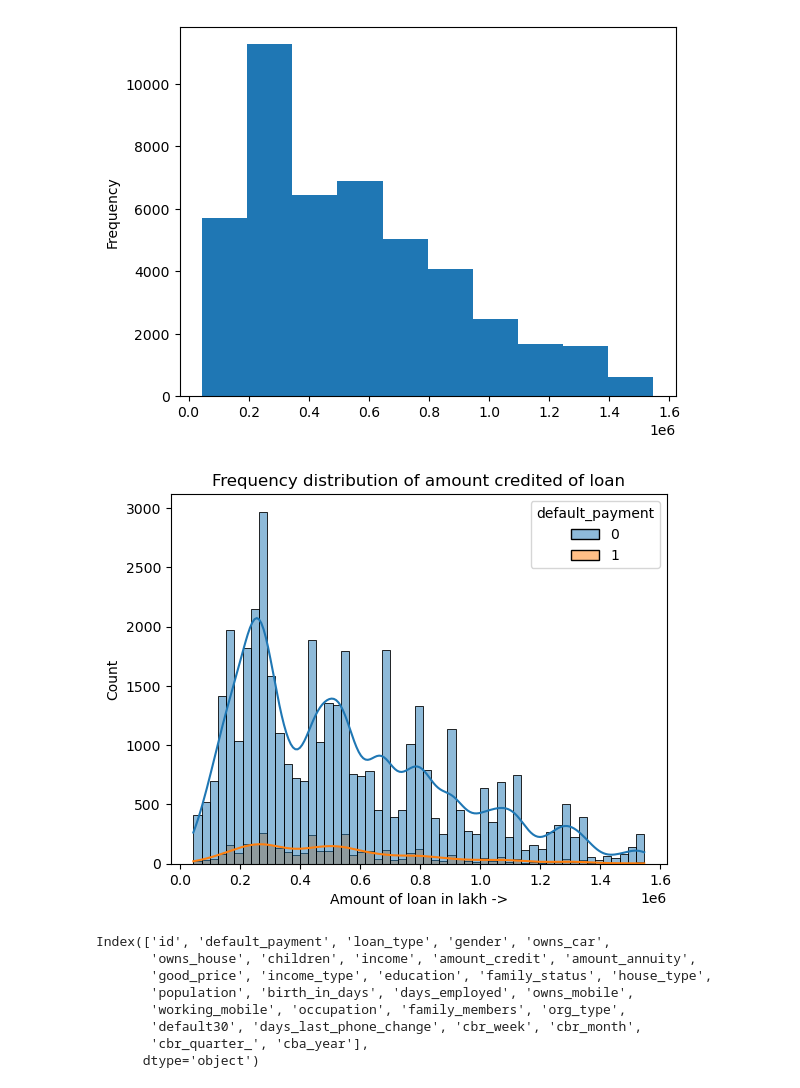
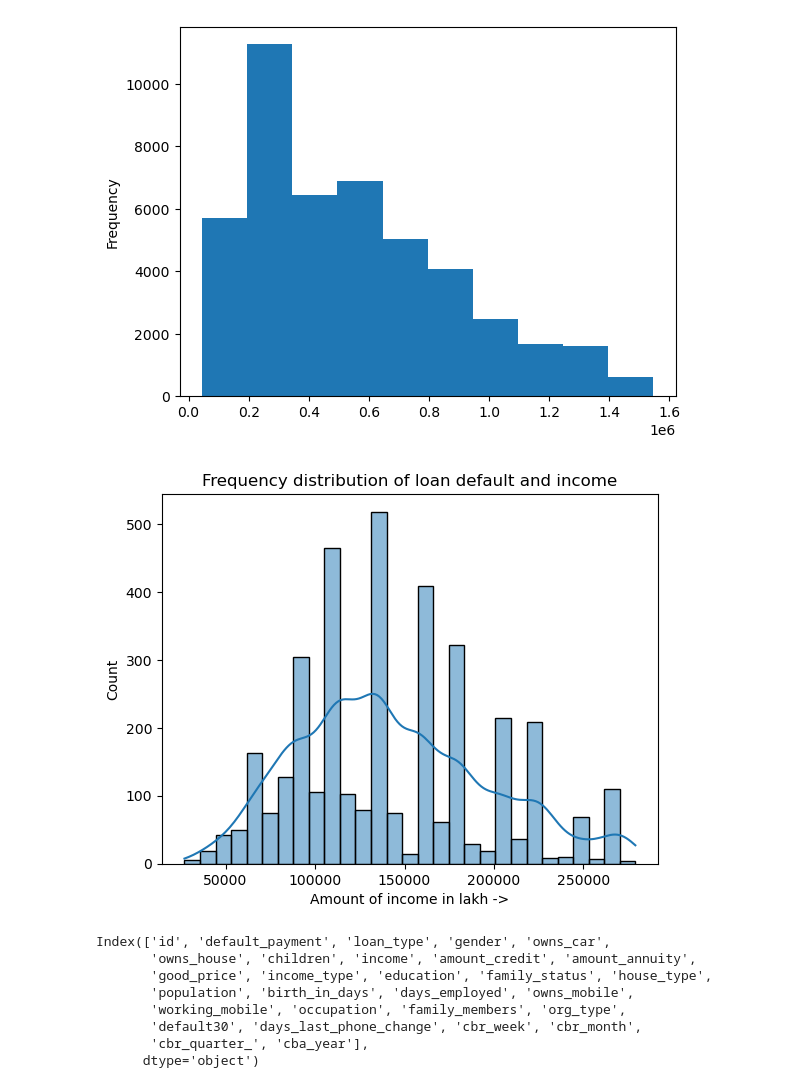
Before and after one commit to deveshpatwa/Pyhton-projects, a Jupyter notebook: bank loan/Final project.ipynb, the cells around one changed output. Cells and saved outputs as stored; diff of their text form; code cells hidden in the pictures.

```diff
--- a/bank loan/Final project.ipynb
+++ b/bank loan/Final project.ipynb
@@ -512,12 +512,12 @@ df['amount_credit'].plot(kind='hist')
 <Axes: ylabel='Frequency'>
 [figure]
 # %%
-sns.histplot(x=df['amount_credit'],kde=True,hue='default_payment',data=df)
-plt.xlabel('Amount of loan in lakh ->')
-plt.title('Frequency distribution of amount credited of loan')
-plt.savefig('Frequency distribution of amount credited of loan')
+sns.histplot(x=df.query('default_payment == 1')['income'],kde=True,data=df)
+plt.xlabel('Amount of income in lakh ->')
+plt.title('Frequency distribution of loan default and income')
+plt.savefig('Frequency distribution of income and default')
 # %% [output]
-[figure, old version]
+[figure, new version]
 # %%
 df.columns
 # %% [output]
```
Also changed, not shown: parts of 7 cells of this notebook, 3 other files.
